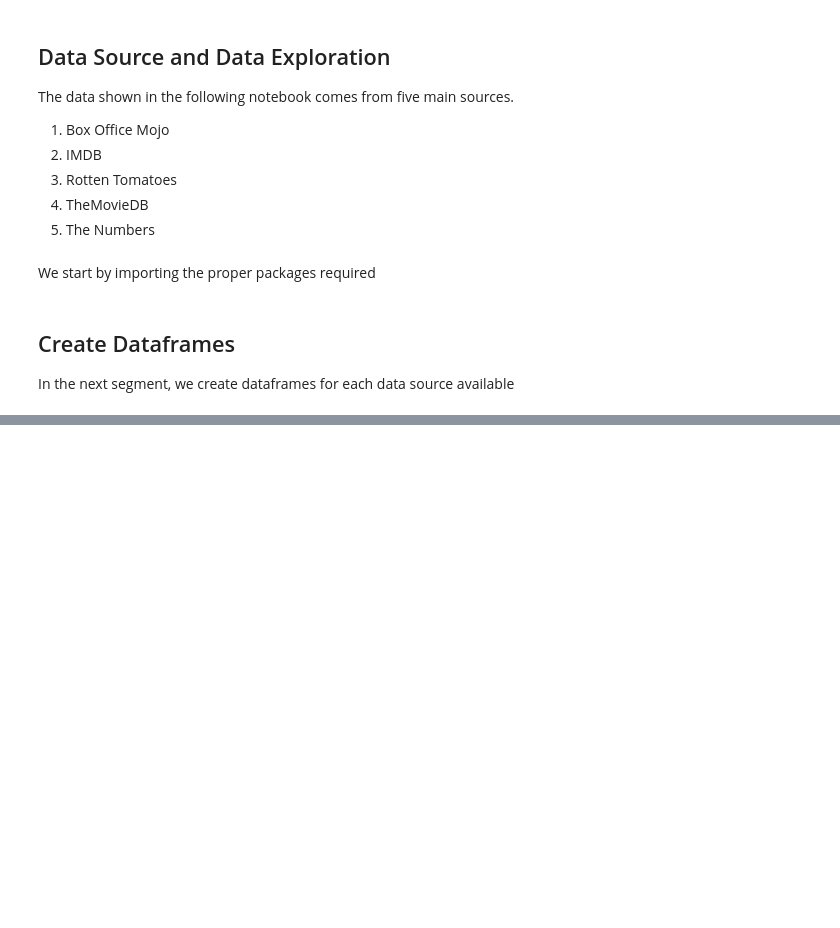
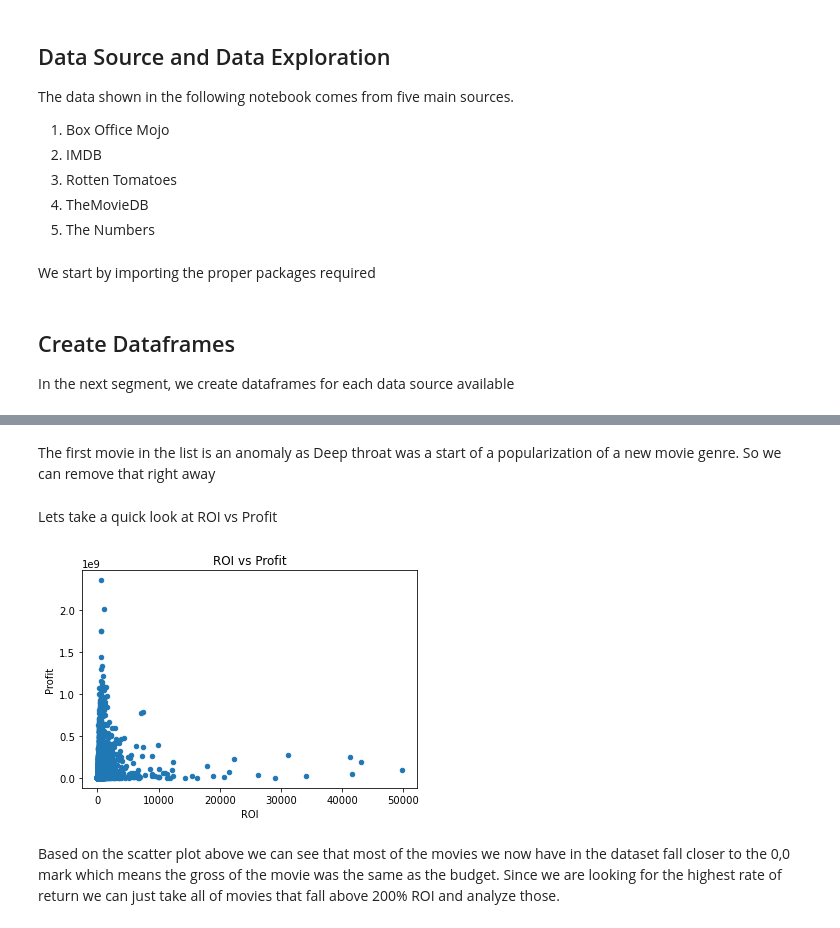
Before and after one commit to tfuger10/Microsoft-Movie-Studio-Analysis, a Jupyter notebook: student.ipynb, the cells around one changed output, grey strips where cells are left out. Saved outputs shown, nothing was run; the diff lists cells and outputs as text; code cells hidden in the pictures; blank space fills up the shorter version.

```diff
--- a/student.ipynb
+++ b/student.ipynb
@@ -126,0 +214,9 @@ tnmoviebudget_df.drop()
+# %%
+# calculate difference between gross and production budget
+tnmoviebudget_df['Profit'] = tnmoviebudget_df['worldwide_gross'] - tnmoviebudget_df['production_budget']
+
+# any negative values converted to zero
+tnmoviebudget_df[tnmoviebudget_df['Profit'] < 0] = 0
+# %%
+# drop all zero values
+tnmoviebudget_df = tnmoviebudget_df.loc[tnmoviebudget_df['Profit'] != 0]
@@ -126,0 +244,5 @@ tnmoviebudget_df.drop()
+# %%
+# calculate the return on investment using the difference between the domestic gross and the prodbudget
+tnmoviebudget_df['ROI'] = ( tnmoviebudget_df['Profit'] / tnmoviebudget_df['production_budget'] )*100
+tnmoviebudget_df['ROI'] = tnmoviebudget_df['ROI'].astype(int)
+tnmovieBudget_df = tnmoviebudget_df.sort_values(by=['ROI'], ascending=False, inplace = True)
@@ -126,0 +270,14 @@ tnmoviebudget_df.drop()
+# %% [markdown]
+The first movie in the list is an anomaly as Deep throat was a start of a popularization of a new movie genre. So we can remove that right away
+# %%
+# removing the first row
+tnmoviebudget_df = tnmoviebudget_df.iloc[1:,:]
+# %% [markdown]
+Lets take a quick look at ROI vs Profit
+# %%
+ROIvsWP1 = tnmoviebudget_df.plot.scatter(x='ROI', y='Profit')
+ROIvsWP1.set(xlabel="ROI", ylabel="Profit", title="ROI vs Profit");
+# %% [output]
+[figure, added]
+# %% [markdown]
+Based on the scatter plot above we can see that most of the movies we now have in the dataset fall closer to the 0,0 mark which means the gross of the movie was the same as the budget. Since we are looking for the highest rate of return we can just take all of movies that fall above 200% ROI and analyze those.
```
Also changed, not shown: parts of 74 cells of this notebook, 3 other files.
